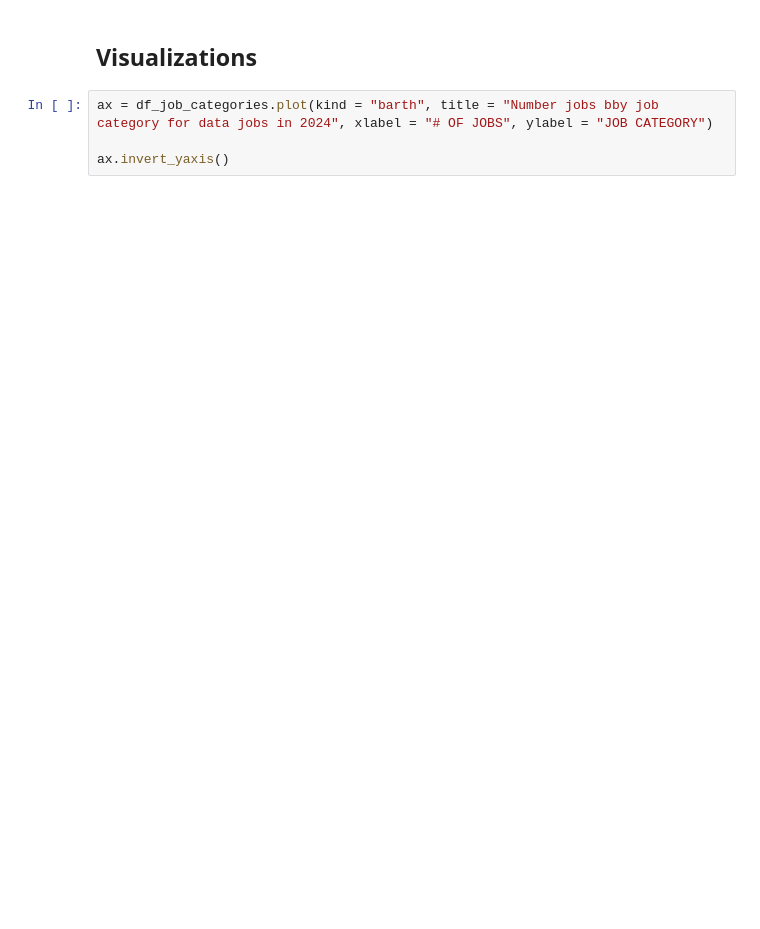
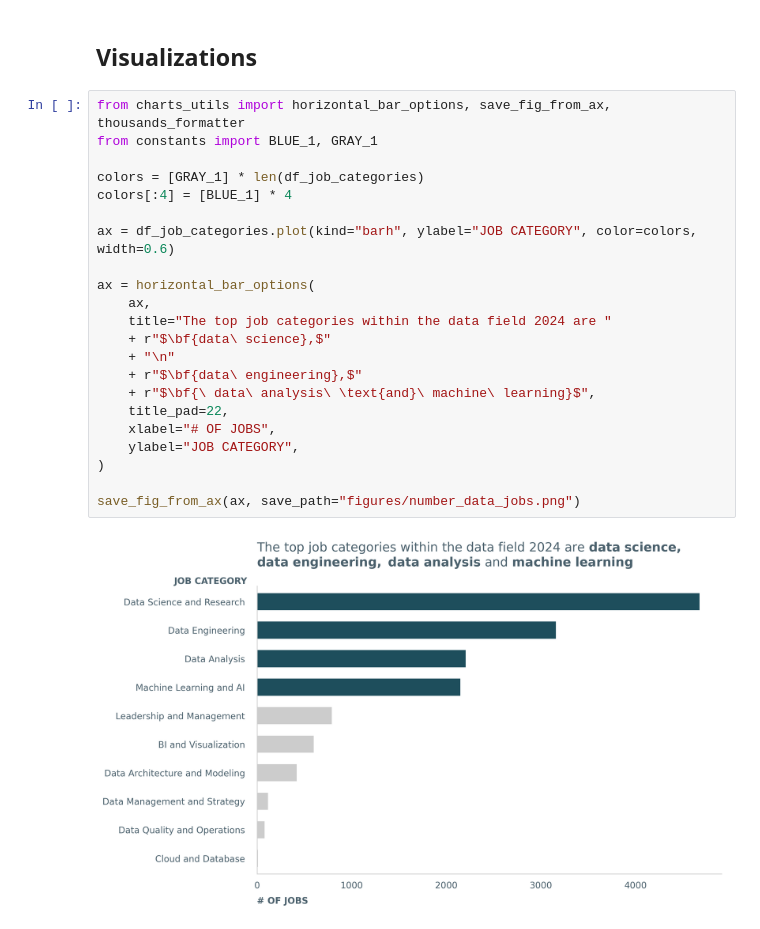
Before and after one commit to MilouSandenL/data_visualization_milou, a Jupyter notebook: code_alongs/05_mplstyle/mplstyle_storytelling.ipynb, the cells around one changed output. Cells and saved outputs as stored; diff of their text form; blank space fills up the shorter version.

Commit message:
saved figures and did charts

```diff
--- a/code_alongs/05_mplstyle/mplstyle_storytelling.ipynb
+++ b/code_alongs/05_mplstyle/mplstyle_storytelling.ipynb
@@ -22,6 +46,26 @@ type(df_job_categories)
 # %% [markdown]
 ## Visualizations
 # %%
-ax = df_job_categories.plot(kind = "barth", title = "Number jobs bby job category for data jobs in 2024", xlabel = "# OF JOBS", ylabel = "JOB CATEGORY")
+from charts_utils import horizontal_bar_options, save_fig_from_ax, thousands_formatter
+from constants import BLUE_1, GRAY_1
 
-ax.invert_yaxis()
+colors = [GRAY_1] * len(df_job_categories)
+colors[:4] = [BLUE_1] * 4
+
+ax = df_job_categories.plot(kind="barh", ylabel="JOB CATEGORY", color=colors, width=0.6)
+
+ax = horizontal_bar_options(
+    ax,
+    title="The top job categories within the data field 2024 are "
+    + r"$\bf{data\ science},$"
+    + "\n"
+    + r"$\bf{data\ engineering},$"
+    + r"$\bf{\ data\ analysis\ \text{and}\ machine\ learning}$",
+    title_pad=22,
+    xlabel="# OF JOBS",
+    ylabel="JOB CATEGORY",
+)
+
+save_fig_from_ax(ax, save_path="figures/number_data_jobs.png")
+# %% [output]
+[figure, added]
```
Also changed, not shown: parts of 6 cells of this notebook, 3 other files.
